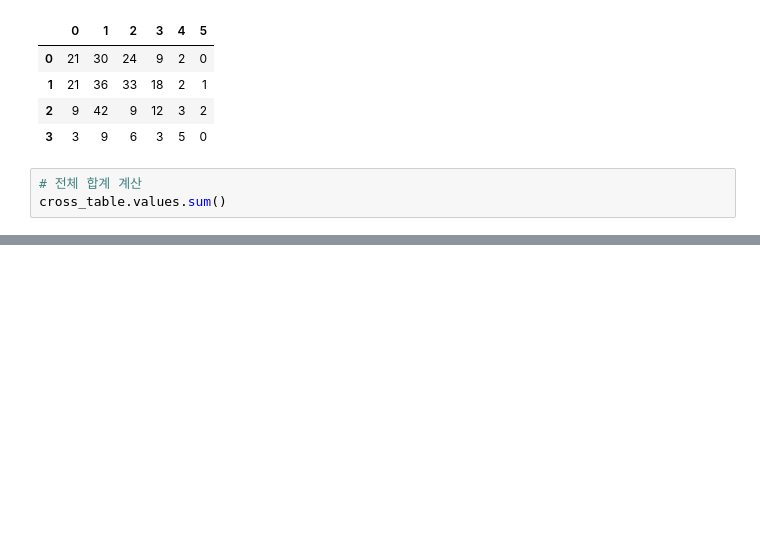
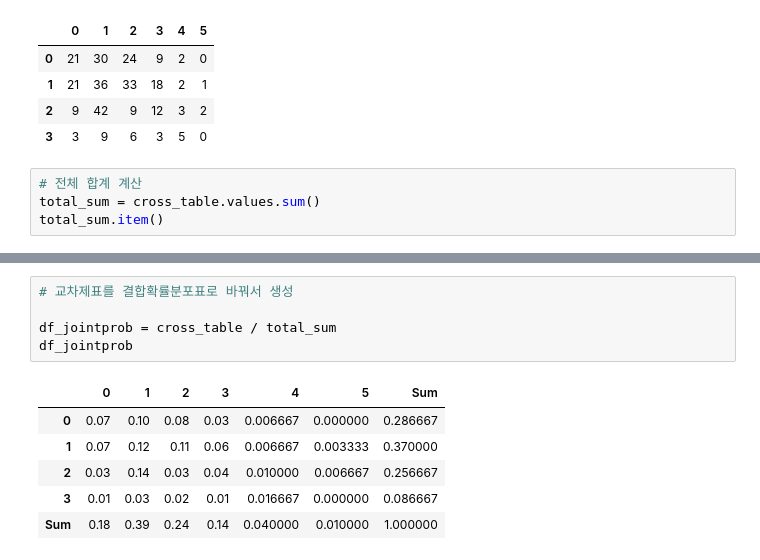
Before and after one commit to siwoolyyy/ml-data, a Jupyter notebook: S&P/3w-2.ipynb, the cells around one changed output, grey strips where cells are left out. Saved outputs shown, nothing was run; the diff lists cells and outputs as text; blank space fills up the shorter version.

```diff
--- a/S&P/3w-2.ipynb
+++ b/S&P/3w-2.ipynb
@@ -115,5 +115,6 @@ cross_table
 | 3 | 3 | 9 | 6 | 3 | 5 | 0 |
 # %%
 # 전체 합계 계산
-cross_table.values.sum()
+total_sum = cross_table.values.sum()
+total_sum.item()
 # %% [output]
@@ -120,0 +144,12 @@ np.int64(300)
+# %%
+# 교차제표를 결합확률분포표로 바꿔서 생성
+
+df_jointprob = cross_table / total_sum
+df_jointprob
+# %% [output]
+|  | 0 | 1 | 2 | 3 | 4 | 5 | Sum |
+| 0 | 0.07 | 0.10 | 0.08 | 0.03 | 0.006667 | 0.000000 | 0.286667 |
+| 1 | 0.07 | 0.12 | 0.11 | 0.06 | 0.006667 | 0.003333 | 0.370000 |
+| 2 | 0.03 | 0.14 | 0.03 | 0.04 | 0.010000 | 0.006667 | 0.256667 |
+| 3 | 0.01 | 0.03 | 0.02 | 0.01 | 0.016667 | 0.000000 | 0.086667 |
+| Sum | 0.18 | 0.39 | 0.24 | 0.14 | 0.040000 | 0.010000 | 1.000000 |
```
Also changed, not shown: parts of 24 cells of this notebook, 1 other file.
